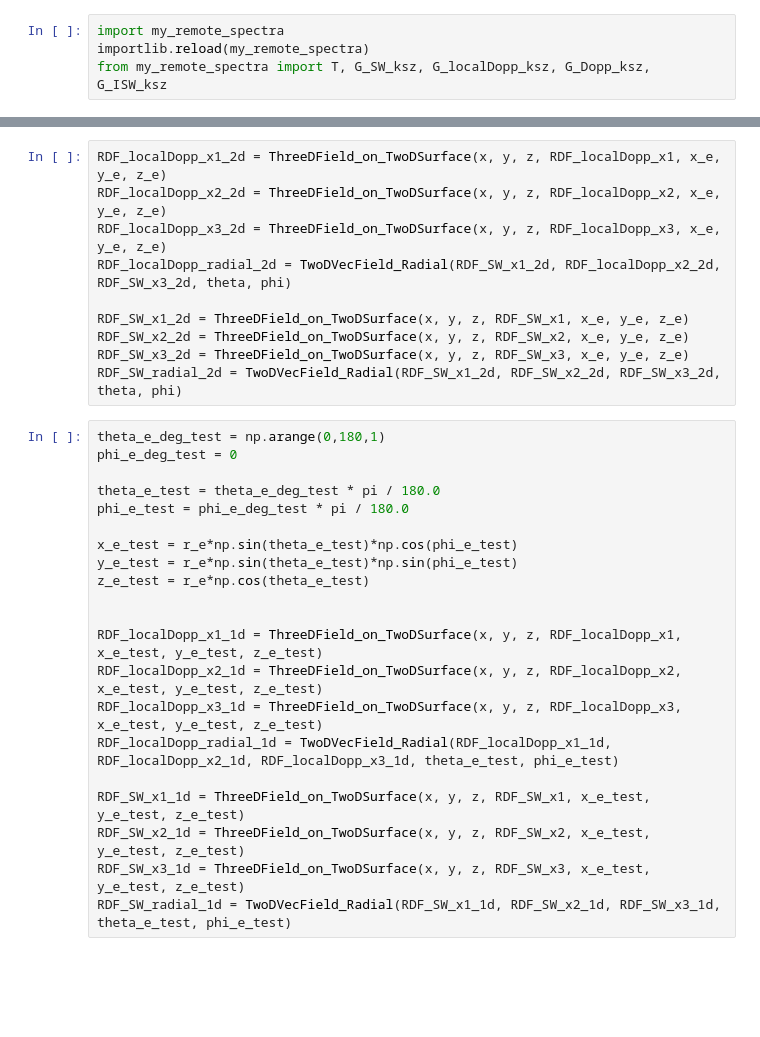
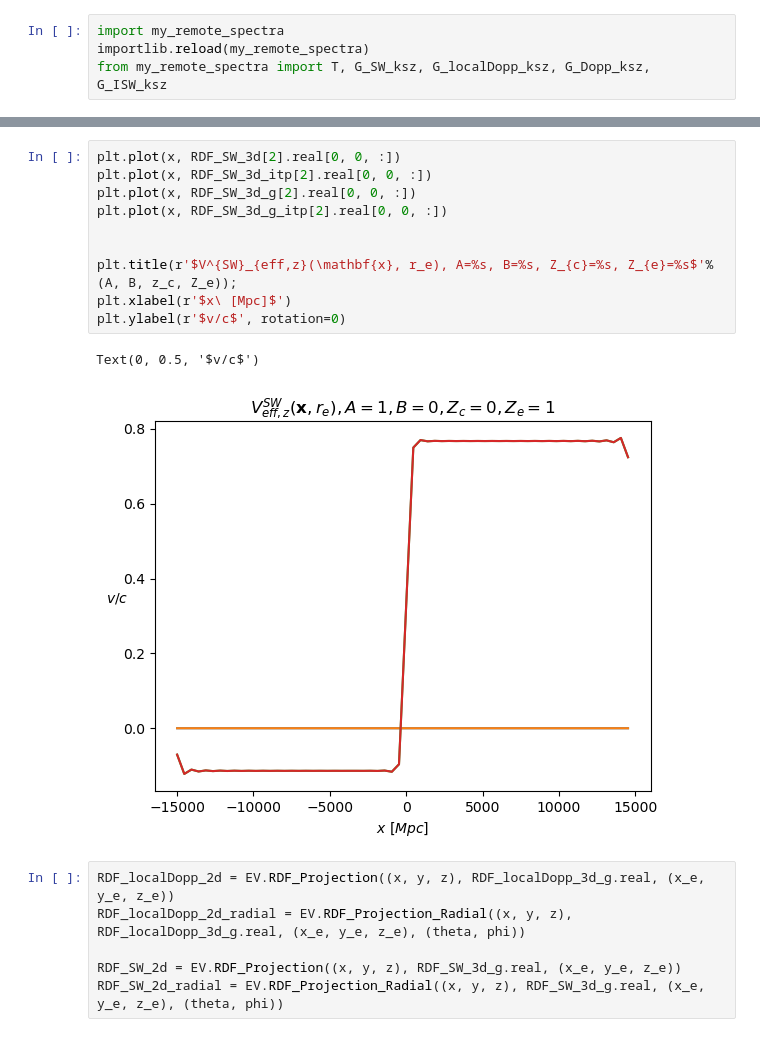
Before and after one commit to catketchup/ReCCO, a Jupyter notebook: code/sim_bubble_collision.ipynb, the cells around one changed output, grey strips where cells are left out. Cells and saved outputs as stored; diff of their text form; blank space fills up the shorter version.

```diff
--- a/code/sim_bubble_collision.ipynb
+++ b/code/sim_bubble_collision.ipynb
@@ -385,31 +325,19 @@ Text(0, 0.5, '$v/c$')
-# %%
-RDF_localDopp_x1_2d = ThreeDField_on_TwoDSurface(x, y, z, RDF_localDopp_x1, x_e, y_e, z_e)
-RDF_localDopp_x2_2d = ThreeDField_on_TwoDSurface(x, y, z, RDF_localDopp_x2, x_e, y_e, z_e)
-RDF_localDopp_x3_2d = ThreeDField_on_TwoDSurface(x, y, z, RDF_localDopp_x3, x_e, y_e, z_e)
-RDF_localDopp_radial_2d = TwoDVecField_Radial(RDF_SW_x1_2d, RDF_localDopp_x2_2d, RDF_SW_x3_2d, theta, phi)
-
-RDF_SW_x1_2d = ThreeDField_on_TwoDSurface(x, y, z, RDF_SW_x1, x_e, y_e, z_e)
-RDF_SW_x2_2d = ThreeDField_on_TwoDSurface(x, y, z, RDF_SW_x2, x_e, y_e, z_e)
-RDF_SW_x3_2d = ThreeDField_on_TwoDSurface(x, y, z, RDF_SW_x3, x_e, y_e, z_e)
-RDF_SW_radial_2d = TwoDVecField_Radial(RDF_SW_x1_2d, RDF_SW_x2_2d, RDF_SW_x3_2d, theta, phi)
-# %%
-theta_e_deg_test = np.arange(0,180,1)
-phi_e_deg_test = 0
-
-theta_e_test = theta_e_deg_test * pi / 180.0
-phi_e_test = phi_e_deg_test * pi / 180.0
-
-x_e_test = r_e*np.sin(theta_e_test)*np.cos(phi_e_test)
-y_e_test = r_e*np.sin(theta_e_test)*np.sin(phi_e_test)
-z_e_test = r_e*np.cos(theta_e_test)
-
-
-RDF_localDopp_x1_1d = ThreeDField_on_TwoDSurface(x, y, z, RDF_localDopp_x1, x_e_test, y_e_test, z_e_test)
-RDF_localDopp_x2_1d = ThreeDField_on_TwoDSurface(x, y, z, RDF_localDopp_x2, x_e_test, y_e_test, z_e_test)
-RDF_localDopp_x3_1d = ThreeDField_on_TwoDSurface(x, y, z, RDF_localDopp_x3, x_e_test, y_e_test, z_e_test)
-RDF_localDopp_radial_1d = TwoDVecField_Radial(RDF_localDopp_x1_1d, RDF_localDopp_x2_1d, RDF_localDopp_x3_1d, theta_e_test, phi_e_test)
-
-RDF_SW_x1_1d = ThreeDField_on_TwoDSurface(x, y, z, RDF_SW_x1, x_e_test, y_e_test, z_e_test)
-RDF_SW_x2_1d = ThreeDField_on_TwoDSurface(x, y, z, RDF_SW_x2, x_e_test, y_e_test, z_e_test)
-RDF_SW_x3_1d = ThreeDField_on_TwoDSurface(x, y, z, RDF_SW_x3, x_e_test, y_e_test, z_e_test)
-RDF_SW_radial_1d = TwoDVecField_Radial(RDF_SW_x1_1d, RDF_SW_x2_1d, RDF_SW_x3_1d, theta_e_test, phi_e_test)
+# %%
+plt.plot(x, RDF_SW_3d[2].real[0, 0, :])
+plt.plot(x, RDF_SW_3d_itp[2].real[0, 0, :])
+plt.plot(x, RDF_SW_3d_g[2].real[0, 0, :])
+plt.plot(x, RDF_SW_3d_g_itp[2].real[0, 0, :])
+
+
+plt.title(r'$V^{SW}_{eff,z}(\mathbf{x}, r_e), A=%s, B=%s, Z_{c}=%s, Z_{e}=%s$'%(A, B, z_c, Z_e));
+plt.xlabel(r'$x\ [Mpc]$')
+plt.ylabel(r'$v/c$', rotation=0)
+# %% [output]
+Text(0, 0.5, '$v/c$')
+[figure, added]
+# %%
+RDF_localDopp_2d = EV.RDF_Projection((x, y, z), RDF_localDopp_3d_g.real, (x_e, y_e, z_e))
+RDF_localDopp_2d_radial = EV.RDF_Projection_Radial((x, y, z), RDF_localDopp_3d_g.real, (x_e, y_e, z_e), (theta, phi))
+
+RDF_SW_2d = EV.RDF_Projection((x, y, z), RDF_SW_3d_g.real, (x_e, y_e, z_e))
+RDF_SW_2d_radial = EV.RDF_Projection_Radial((x, y, z), RDF_SW_3d_g.real, (x_e, y_e, z_e), (theta, phi))
```
Also changed, not shown: parts of 21 cells of this notebook, 1 other file.
